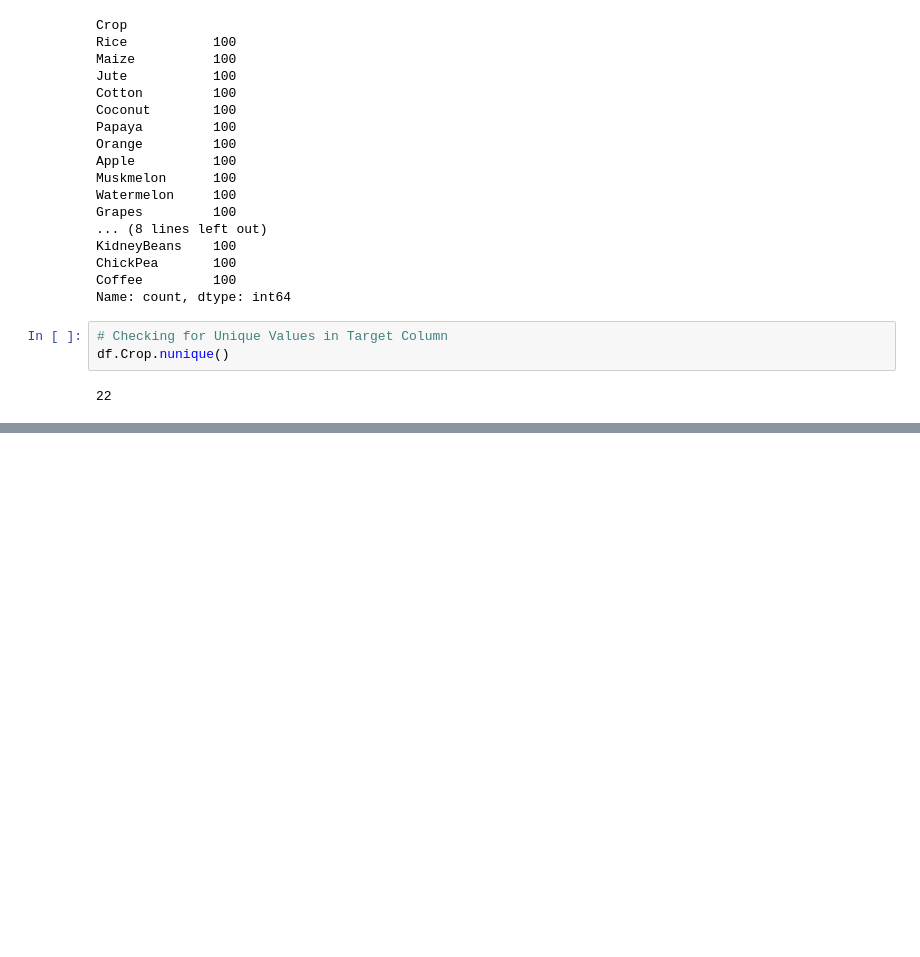
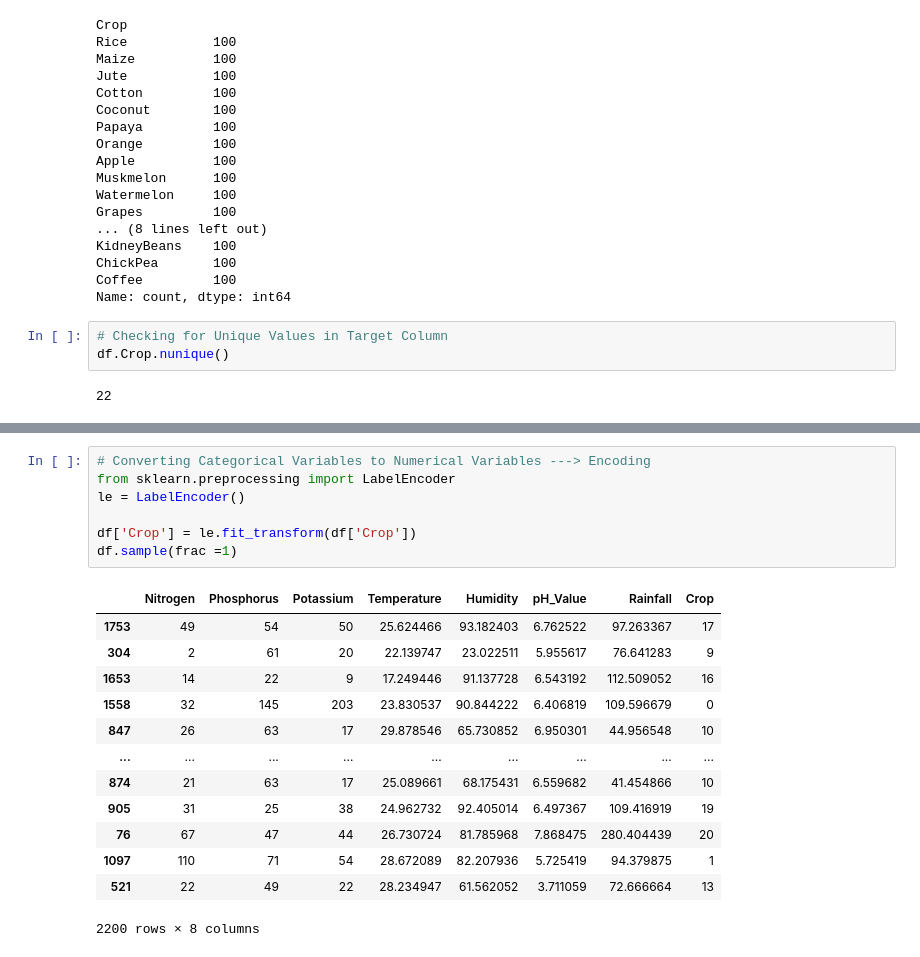
Before and after one commit to anirudhajohare19/Crop_Recommendation_Model, a Jupyter notebook: Model.ipynb, the cells around one changed output, grey strips where cells are left out. Drawn from its saved outputs; the diff is of its cells as text; blank space fills up the shorter version.

```diff
--- a/Model.ipynb
+++ b/Model.ipynb
@@ -106,0 +130,21 @@ stats
+# %%
+# Converting Categorical Variables to Numerical Variables ---> Encoding
+from sklearn.preprocessing import LabelEncoder
+le = LabelEncoder()
+
+df['Crop'] = le.fit_transform(df['Crop'])
+df.sample(frac =1)
+# %% [output]
+|  | Nitrogen | Phosphorus | Potassium | Temperature | Humidity | pH_Value | Rainfall | Crop |
+| 1753 | 49 | 54 | 50 | 25.624466 | 93.182403 | 6.762522 | 97.263367 | 17 |
+| 304 | 2 | 61 | 20 | 22.139747 | 23.022511 | 5.955617 | 76.641283 | 9 |
+| 1653 | 14 | 22 | 9 | 17.249446 | 91.137728 | 6.543192 | 112.509052 | 16 |
+| 1558 | 32 | 145 | 203 | 23.830537 | 90.844222 | 6.406819 | 109.596679 | 0 |
+| 847 | 26 | 63 | 17 | 29.878546 | 65.730852 | 6.950301 | 44.956548 | 10 |
+| ... | ... | ... | ... | ... | ... | ... | ... | ... |
+| 874 | 21 | 63 | 17 | 25.089661 | 68.175431 | 6.559682 | 41.454866 | 10 |
+| 905 | 31 | 25 | 38 | 24.962732 | 92.405014 | 6.497367 | 109.416919 | 19 |
+| 76 | 67 | 47 | 44 | 26.730724 | 81.785968 | 7.868475 | 280.404439 | 20 |
+| 1097 | 110 | 71 | 54 | 28.672089 | 82.207936 | 5.725419 | 94.379875 | 1 |
+| 521 | 22 | 49 | 22 | 28.234947 | 61.562052 | 3.711059 | 72.666664 | 13 |
+2200 rows × 8 columns
```
Also changed, not shown: parts of 7 cells of this notebook, 1 other file.
